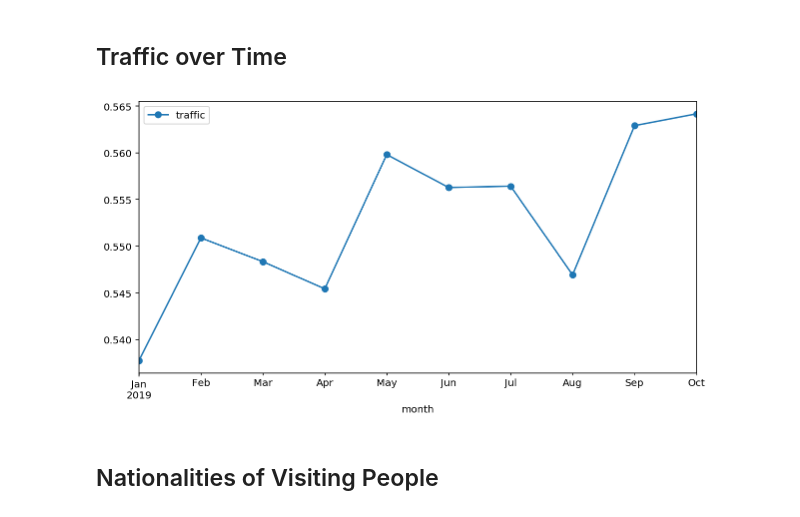
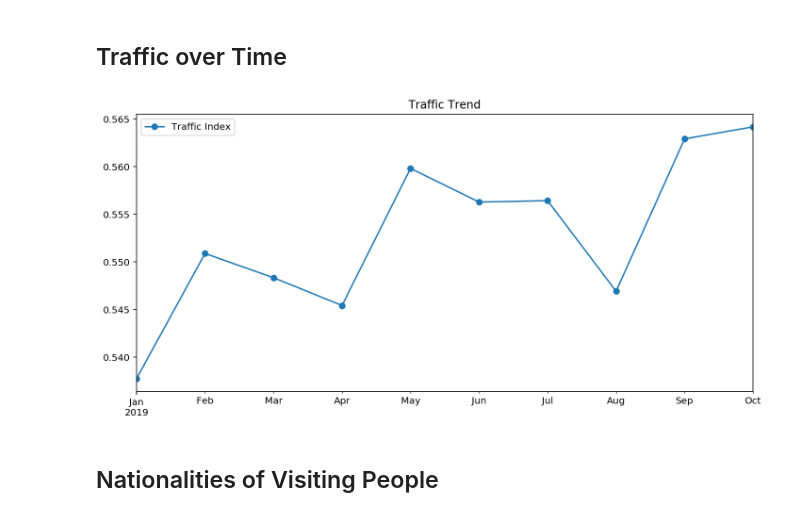
Before and after one commit to AlexandreBellas/USI-Hackathon-2019, a Jupyter notebook: data/analysis/Untitled.ipynb, the cells around one changed output. Drawn from its saved outputs; the diff is of its cells as text; code cells hidden in the pictures.

```diff
--- a/data/analysis/Untitled.ipynb
+++ b/data/analysis/Untitled.ipynb
@@ -14,12 +16,18 @@ tra  = pd.read_parquet(path+"traffic.parquet")
 # %%
 ds = tra.copy()
 ds = ds[ds.index.get_level_values(2)>=pd.datetime(2019,1 ,1)]
 ds = ds[ds.index.get_level_values(2)<=pd.datetime(2019,10,1)].copy()
 ds['month'] = ds.index.get_level_values(2).to_period('M').to_timestamp('M')
 fig, ax1 = plt.subplots(1,1, figsize=(10,5))
-ds.groupby(['month'])[['traffic']].mean().plot(ax=ax1, marker='o');
+ds.groupby(['month'])['traffic'].mean().plot(ax=ax1, marker='o', label='Traffic Index');
+ax1.set_title("Traffic Trend")
+ax1.xaxis.set_label_text("");
+ax1.yaxis.set_label_text("");
+ax1.legend(frameon=True);
+plt.tight_layout();
+plt.savefig("trend.png");
 # %% [output]
-[figure, old version]
+[figure, new version]
 # %% [markdown]
 ## Nationalities of Visiting People
 # %%
```
Also changed, not shown: parts of 1 cell of this notebook, 6 other files.
